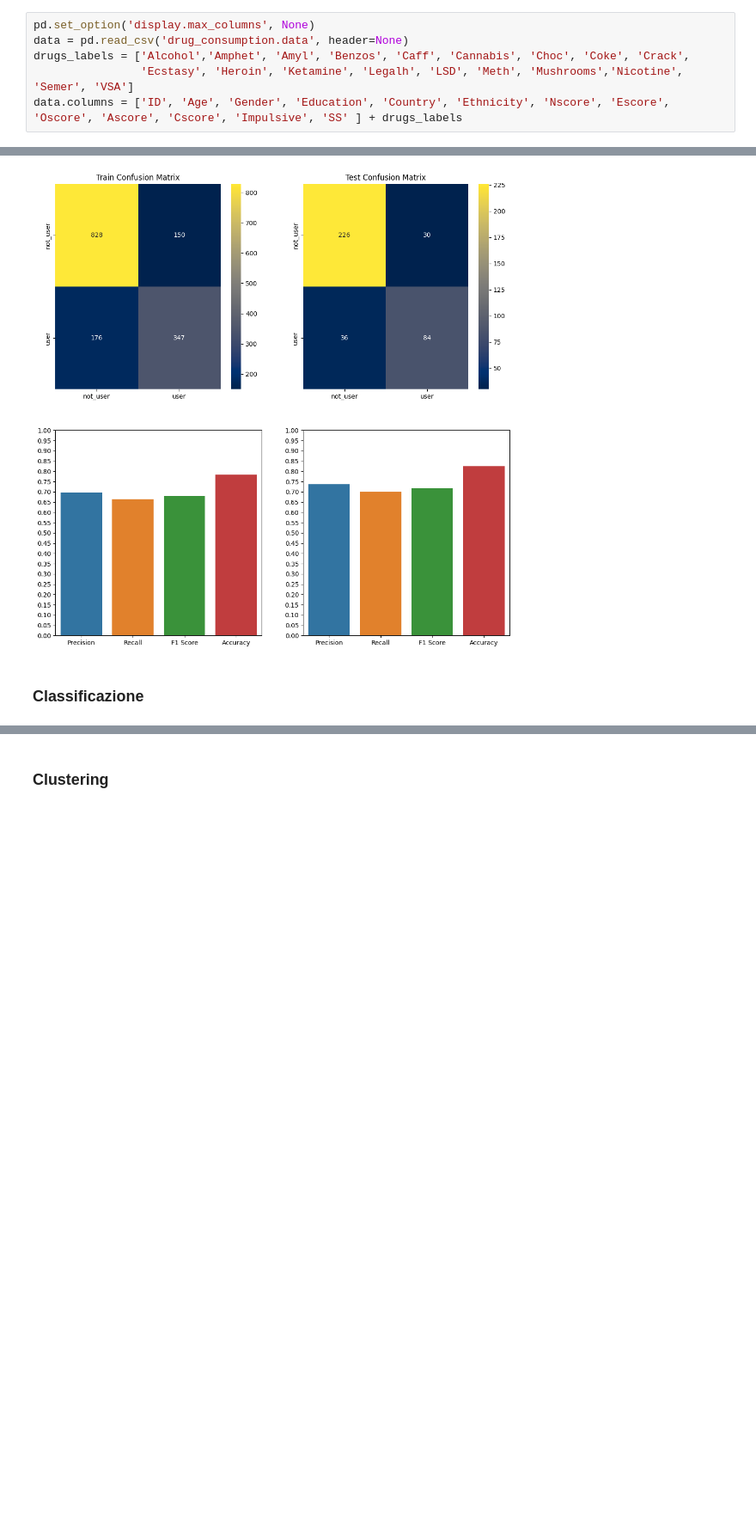
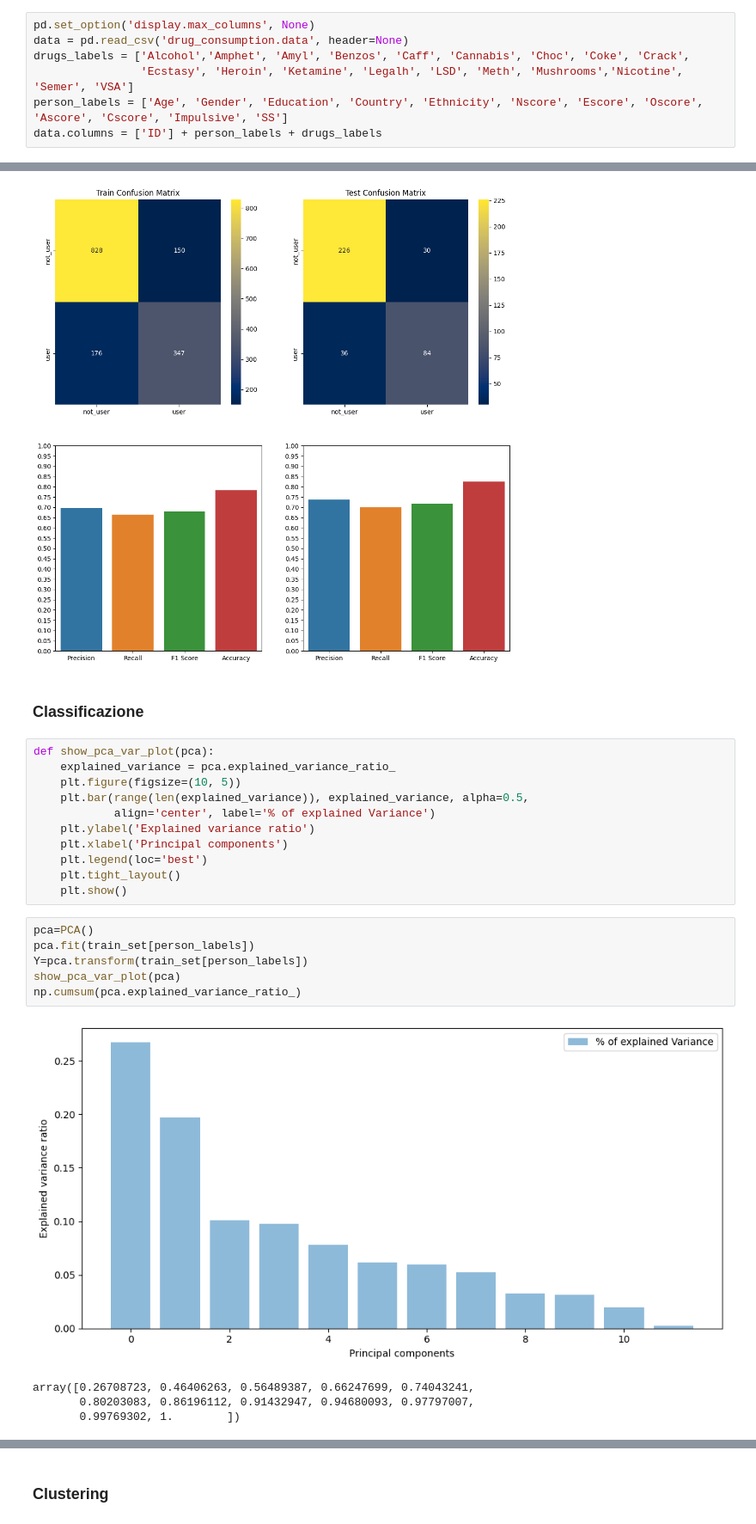
Before and after one commit to Wornairz/UniCT, a Jupyter notebook: FAD/fad_project.ipynb, the cells around one changed output, grey strips where cells are left out. Shown at 86% size. Cells and saved outputs as stored; diff of their text form; blank space fills up the shorter version.

```diff
--- a/FAD/fad_project.ipynb
+++ b/FAD/fad_project.ipynb
@@ -22,7 +24,8 @@ pd.set_option('display.max_columns', None)
 data = pd.read_csv('drug_consumption.data', header=None)
 drugs_labels = ['Alcohol','Amphet', 'Amyl', 'Benzos', 'Caff', 'Cannabis', 'Choc', 'Coke', 'Crack',
                 'Ecstasy', 'Heroin', 'Ketamine', 'Legalh', 'LSD', 'Meth', 'Mushrooms','Nicotine', 'Semer', 'VSA']
-data.columns = ['ID', 'Age', 'Gender', 'Education', 'Country', 'Ethnicity', 'Nscore', 'Escore', 'Oscore', 'Ascore', 'Cscore', 'Impulsive', 'SS' ] + drugs_labels
+person_labels = ['Age', 'Gender', 'Education', 'Country', 'Ethnicity', 'Nscore', 'Escore', 'Oscore', 'Ascore', 'Cscore', 'Impulsive', 'SS']
+data.columns = ['ID'] + person_labels + drugs_labels
 # %% [markdown]
 Di seguito è mostrata la struttura del dataset
 # %%
@@ -394,3 +397,25 @@ Test Accuracy:  0.824468085106383
 [figure]
 # %% [markdown]
 ### Classificazione
+# %%
+def show_pca_var_plot(pca):
+    explained_variance = pca.explained_variance_ratio_
+    plt.figure(figsize=(10, 5))
+    plt.bar(range(len(explained_variance)), explained_variance, alpha=0.5,
+            align='center', label='% of explained Variance')
+    plt.ylabel('Explained variance ratio')
+    plt.xlabel('Principal components')
+    plt.legend(loc='best')
+    plt.tight_layout()
+    plt.show()
+# %%
+pca=PCA()
+pca.fit(train_set[person_labels])
+Y=pca.transform(train_set[person_labels])
+show_pca_var_plot(pca)
+np.cumsum(pca.explained_variance_ratio_)
+# %% [output]
+[figure, added]
+array([0.26708723, 0.46406263, 0.56489387, 0.66247699, 0.74043241,
+       0.80203083, 0.86196112, 0.91432947, 0.94680093, 0.97797007,
+       0.99769302, 1.        ])
```
Also changed, not shown: parts of 4 cells of this notebook.
